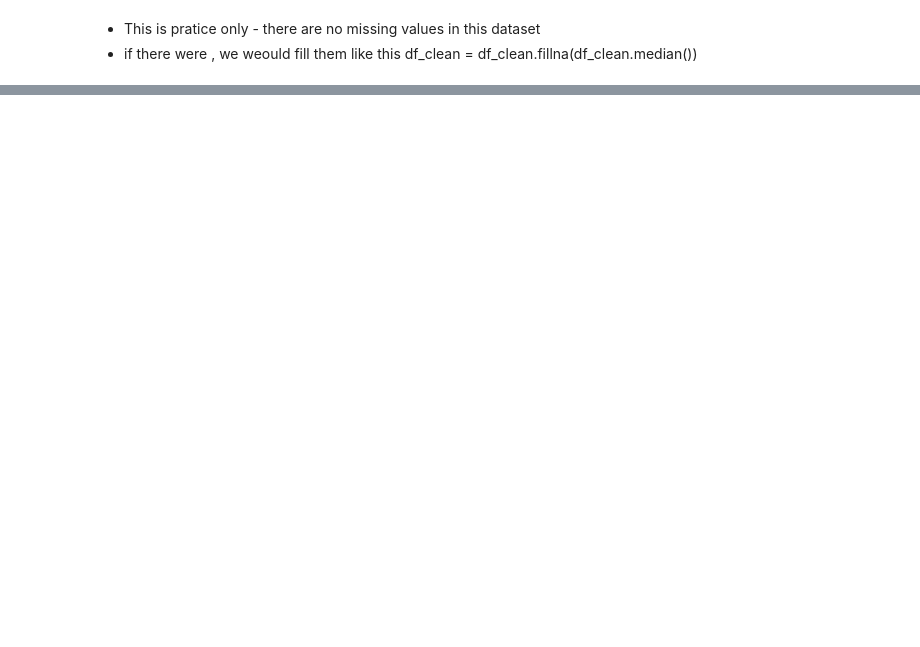
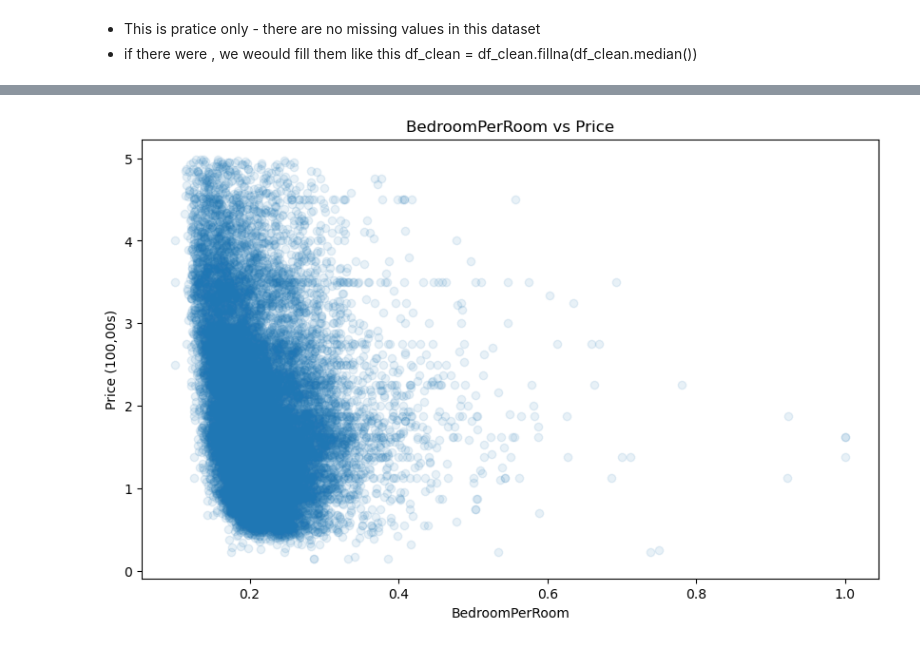
Before and after one commit to Roshan0003goud/california-housing-regression, a Jupyter notebook: notebooks/02_data_preparation.ipynb, the cells around one changed output, grey strips where cells are left out. Cells and saved outputs as stored; diff of their text form; code cells hidden in the pictures; blank space fills up the shorter version.

```diff
--- a/notebooks/02_data_preparation.ipynb
+++ b/notebooks/02_data_preparation.ipynb
@@ -82,0 +101,9 @@ df_clean = df_clean.fillna(df_clean.median())
+# %%
+plt.figure(figsize=(10, 6))
+plt.scatter(df_clean['BedroomPerRoom'], df_clean['Price'], alpha=0.1)
+plt.xlabel('BedroomPerRoom')
+plt.ylabel('Price (100,00s)')
+plt.title('BedroomPerRoom vs Price')
+plt.show()
+# %% [output]
+[figure, added]
```
Also changed, not shown: parts of 12 cells of this notebook.
